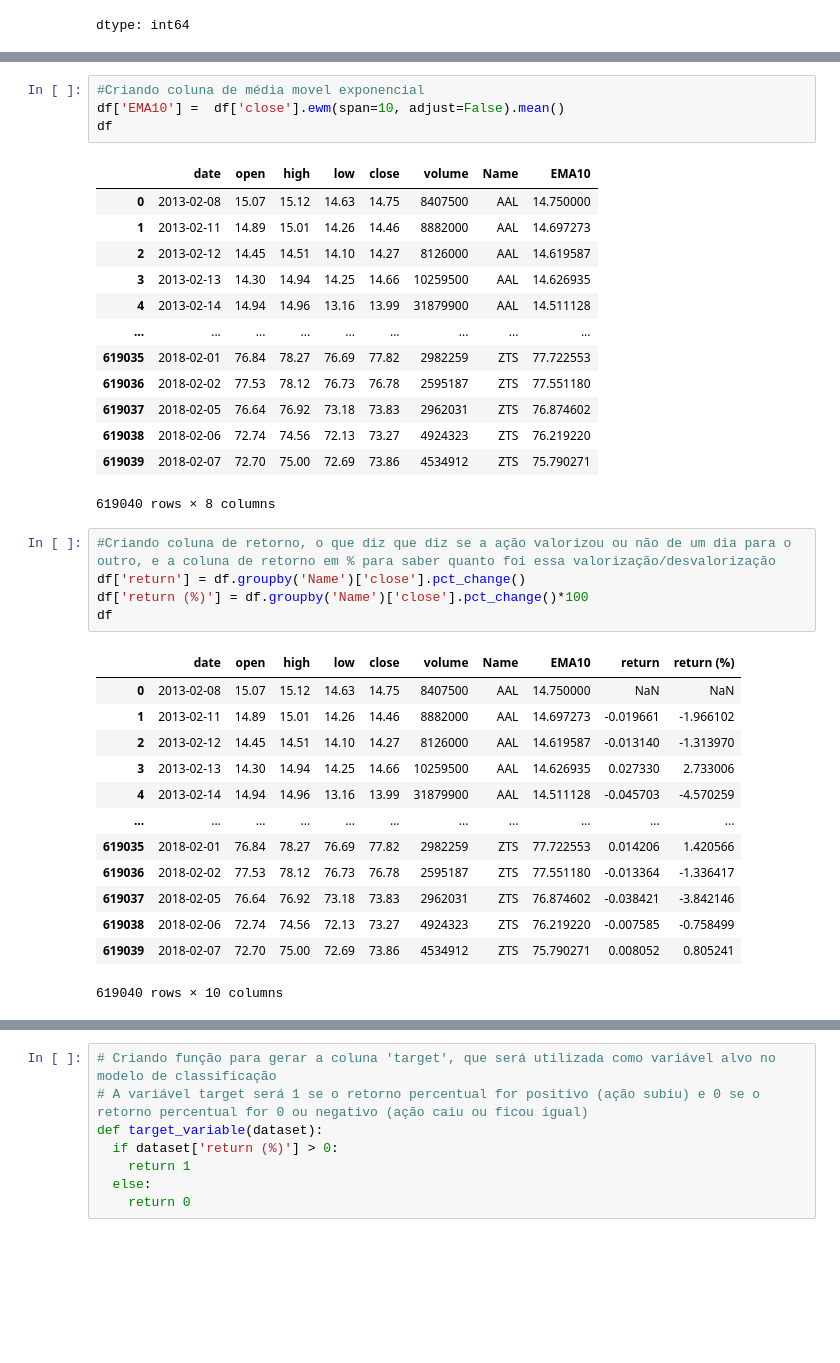
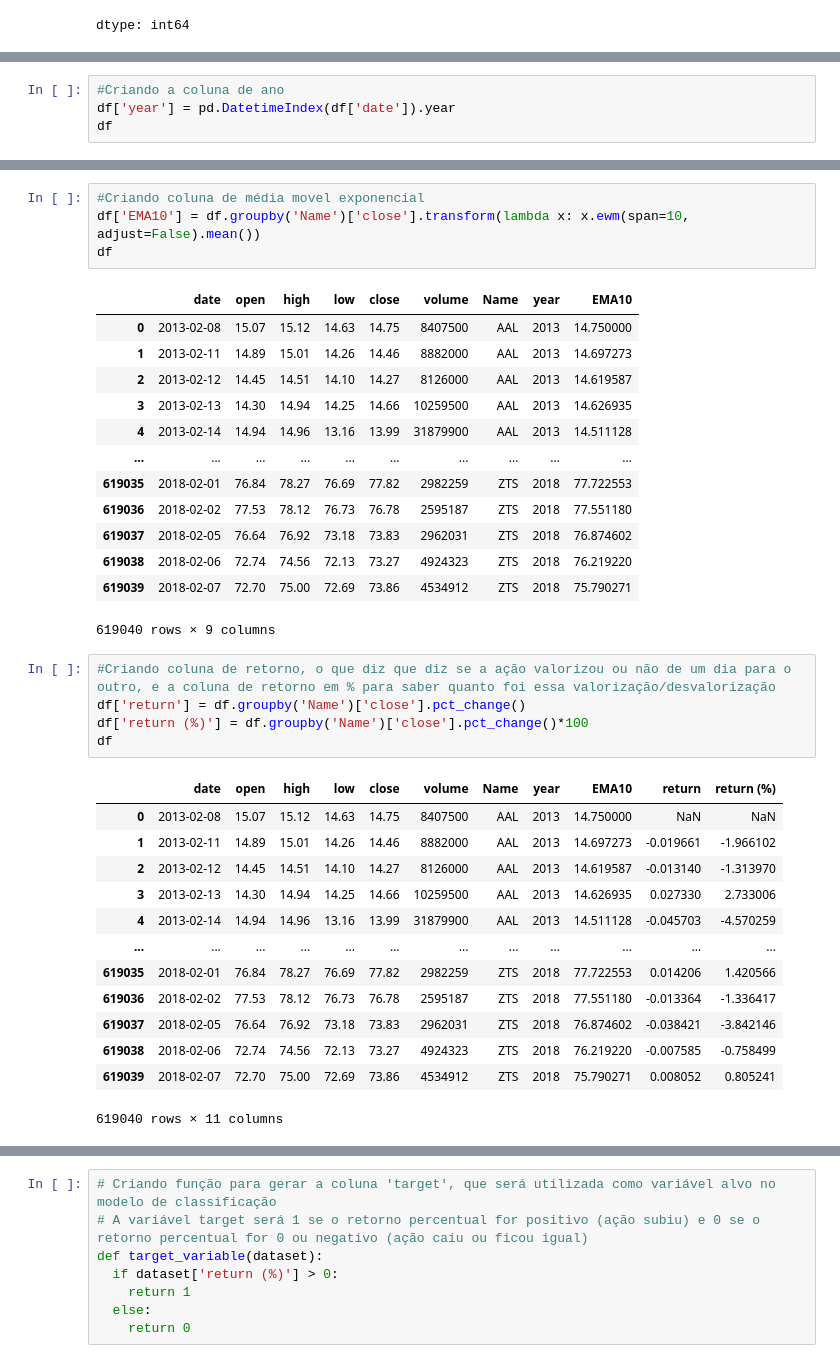
Before and after one commit to Vitor4818/StockTrendClassifier, a Jupyter notebook: StockTrendClassifier.ipynb, the cells around one changed output, grey strips where cells are left out. Cells and saved outputs as stored; diff of their text form; blank space fills up the shorter version.

```diff
--- a/StockTrendClassifier.ipynb
+++ b/StockTrendClassifier.ipynb
@@ -83,0 +86,4 @@ dtype: int64
+# %%
+#Criando a coluna de ano
+df['year'] = pd.DatetimeIndex(df['date']).year
+df
@@ -84,40 +104,40 @@ dtype: int64
 # %%
 #Criando coluna de média movel exponencial
-df['EMA10'] =  df['close'].ewm(span=10, adjust=False).mean()
+df['EMA10'] = df.groupby('Name')['close'].transform(lambda x: x.ewm(span=10, adjust=False).mean())
 df
 # %% [output]
-|  | date | open | high | low | close | volume | Name | EMA10 |
-| 0 | 2013-02-08 | 15.07 | 15.12 | 14.63 | 14.75 | 8407500 | AAL | 14.750000 |
-| 1 | 2013-02-11 | 14.89 | 15.01 | 14.26 | 14.46 | 8882000 | AAL | 14.697273 |
-| 2 | 2013-02-12 | 14.45 | 14.51 | 14.10 | 14.27 | 8126000 | AAL | 14.619587 |
-| 3 | 2013-02-13 | 14.30 | 14.94 | 14.25 | 14.66 | 10259500 | AAL | 14.626935 |
-| 4 | 2013-02-14 | 14.94 | 14.96 | 13.16 | 13.99 | 31879900 | AAL | 14.511128 |
-| ... | ... | ... | ... | ... | ... | ... | ... | ... |
-| 619035 | 2018-02-01 | 76.84 | 78.27 | 76.69 | 77.82 | 2982259 | ZTS | 77.722553 |
-| 619036 | 2018-02-02 | 77.53 | 78.12 | 76.73 | 76.78 | 2595187 | ZTS | 77.551180 |
-| 619037 | 2018-02-05 | 76.64 | 76.92 | 73.18 | 73.83 | 2962031 | ZTS | 76.874602 |
-| 619038 | 2018-02-06 | 72.74 | 74.56 | 72.13 | 73.27 | 4924323 | ZTS | 76.219220 |
-| 619039 | 2018-02-07 | 72.70 | 75.00 | 72.69 | 73.86 | 4534912 | ZTS | 75.790271 |
+|  | date | open | high | low | close | volume | Name | year | EMA10 |
+| 0 | 2013-02-08 | 15.07 | 15.12 | 14.63 | 14.75 | 8407500 | AAL | 2013 | 14.750000 |
+| 1 | 2013-02-11 | 14.89 | 15.01 | 14.26 | 14.46 | 8882000 | AAL | 2013 | 14.697273 |
+| 2 | 2013-02-12 | 14.45 | 14.51 | 14.10 | 14.27 | 8126000 | AAL | 2013 | 14.619587 |
+| 3 | 2013-02-13 | 14.30 | 14.94 | 14.25 | 14.66 | 10259500 | AAL | 2013 | 14.626935 |
+| 4 | 2013-02-14 | 14.94 | 14.96 | 13.16 | 13.99 | 31879900 | AAL | 2013 | 14.511128 |
+| ... | ... | ... | ... | ... | ... | ... | ... | ... | ... |
+| 619035 | 2018-02-01 | 76.84 | 78.27 | 76.69 | 77.82 | 2982259 | ZTS | 2018 | 77.722553 |
+| 619036 | 2018-02-02 | 77.53 | 78.12 | 76.73 | 76.78 | 2595187 | ZTS | 2018 | 77.551180 |
+| 619037 | 2018-02-05 | 76.64 | 76.92 | 73.18 | 73.83 | 2962031 | ZTS | 2018 | 76.874602 |
+| 619038 | 2018-02-06 | 72.74 | 74.56 | 72.13 | 73.27 | 4924323 | ZTS | 2018 | 76.219220 |
+| 619039 | 2018-02-07 | 72.70 | 75.00 | 72.69 | 73.86 | 4534912 | ZTS | 2018 | 75.790271 |
-619040 rows × 8 columns
+619040 rows × 9 columns
 # %%
 #Criando coluna de retorno, o que diz que diz se a ação valorizou ou não de um dia para o outro, e a coluna de retorno em % para saber quanto foi essa valorização/desvalorização
 df['return'] = df.groupby('Name')['close'].pct_change()
 df['return (%)'] = df.groupby('Name')['close'].pct_change()*100
 df
 # %% [output]
-|  | date | open | high | low | close | volume | Name | EMA10 | return | return (%) |
-| 0 | 2013-02-08 | 15.07 | 15.12 | 14.63 | 14.75 | 8407500 | AAL | 14.750000 | NaN | NaN |
-| 1 | 2013-02-11 | 14.89 | 15.01 | 14.26 | 14.46 | 8882000 | AAL | 14.697273 | -0.019661 | -1.966102 |
-| 2 | 2013-02-12 | 14.45 | 14.51 | 14.10 | 14.27 | 8126000 | AAL | 14.619587 | -0.013140 | -1.313970 |
-| 3 | 2013-02-13 | 14.30 | 14.94 | 14.25 | 14.66 | 10259500 | AAL | 14.626935 | 0.027330 | 2.733006 |
-| 4 | 2013-02-14 | 14.94 | 14.96 | 13.16 | 13.99 | 31879900 | AAL | 14.511128 | -0.045703 | -4.570259 |
-| ... | ... | ... | ... | ... | ... | ... | ... | ... | ... | ... |
-| 619035 | 2018-02-01 | 76.84 | 78.27 | 76.69 | 77.82 | 2982259 | ZTS | 77.722553 | 0.014206 | 1.420566 |
-| 619036 | 2018-02-02 | 77.53 | 78.12 | 76.73 | 76.78 | 2595187 | ZTS | 77.551180 | -0.013364 | -1.336417 |
-| 619037 | 2018-02-05 | 76.64 | 76.92 | 73.18 | 73.83 | 2962031 | ZTS | 76.874602 | -0.038421 | -3.842146 |
-| 619038 | 2018-02-06 | 72.74 | 74.56 | 72.13 | 73.27 | 4924323 | ZTS | 76.219220 | -0.007585 | -0.758499 |
-| 619039 | 2018-02-07 | 72.70 | 75.00 | 72.69 | 73.86 | 4534912 | ZTS | 75.790271 | 0.008052 | 0.805241 |
+|  | date | open | high | low | close | volume | Name | year | EMA10 | return | return (%) |
+| 0 | 2013-02-08 | 15.07 | 15.12 | 14.63 | 14.75 | 8407500 | AAL | 2013 | 14.750000 | NaN | NaN |
+| 1 | 2013-02-11 | 14.89 | 15.01 | 14.26 | 14.46 | 8882000 | AAL | 2013 | 14.697273 | -0.019661 | -1.966102 |
+| 2 | 2013-02-12 | 14.45 | 14.51 | 14.10 | 14.27 | 8126000 | AAL | 2013 | 14.619587 | -0.013140 | -1.313970 |
+| 3 | 2013-02-13 | 14.30 | 14.94 | 14.25 | 14.66 | 10259500 | AAL | 2013 | 14.626935 | 0.027330 | 2.733006 |
+| 4 | 2013-02-14 | 14.94 | 14.96 | 13.16 | 13.99 | 31879900 | AAL | 2013 | 14.511128 | -0.045703 | -4.570259 |
+| ... | ... | ... | ... | ... | ... | ... | ... | ... | ... | ... | ... |
+| 619035 | 2018-02-01 | 76.84 | 78.27 | 76.69 | 77.82 | 2982259 | ZTS | 2018 | 77.722553 | 0.014206 | 1.420566 |
+| 619036 | 2018-02-02 | 77.53 | 78.12 | 76.73 | 76.78 | 2595187 | ZTS | 2018 | 77.551180 | -0.013364 | -1.336417 |
+| 619037 | 2018-02-05 | 76.64 | 76.92 | 73.18 | 73.83 | 2962031 | ZTS | 2018 | 76.874602 | -0.038421 | -3.842146 |
+| 619038 | 2018-02-06 | 72.74 | 74.56 | 72.13 | 73.27 | 4924323 | ZTS | 2018 | 76.219220 | -0.007585 | -0.758499 |
+| 619039 | 2018-02-07 | 72.70 | 75.00 | 72.69 | 73.86 | 4534912 | ZTS | 2018 | 75.790271 | 0.008052 | 0.805241 |
-619040 rows × 10 columns
+619040 rows × 11 columns
 # %%
 df.isnull().sum()
 # %% [output]
```
Also changed, not shown: parts of 46 cells of this notebook.
